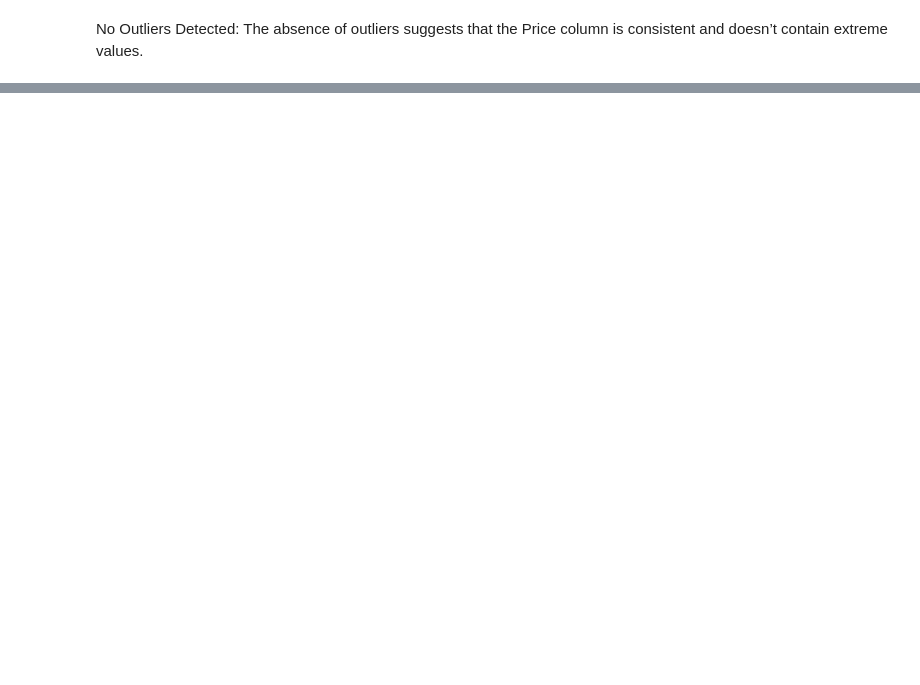
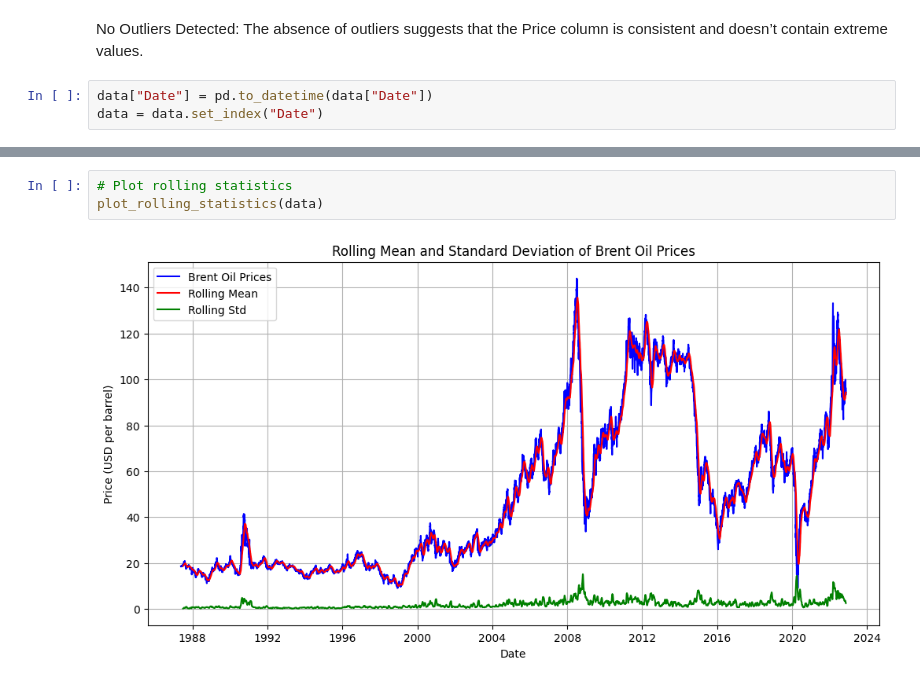
Before and after one commit to dagiteferi/brent-price-change-analysis, a Jupyter notebook: notebooks/eda.ipynb, the cells around one changed output, grey strips where cells are left out. Drawn from its saved outputs; the diff is of its cells as text; blank space fills up the shorter version.

Commit message:
visualization

```diff
--- a/notebooks/eda.ipynb
+++ b/notebooks/eda.ipynb
@@ -79,2 +83,5 @@ INFO:EDA Logger:Number of outliers in 'Price': 0
 # %% [markdown]
 No Outliers Detected: The absence of outliers suggests that the Price column is consistent and doesn’t contain extreme values.
+# %%
+data["Date"] = pd.to_datetime(data["Date"])
+data = data.set_index("Date")
@@ -80,0 +93,5 @@ No Outliers Detected: The absence of outliers suggests that the Price column is
+# %%
+# Plot rolling statistics
+plot_rolling_statistics(data)
+# %% [output]
+[figure, added]
```
Also changed, not shown: parts of 9 cells of this notebook, 1 other file.
